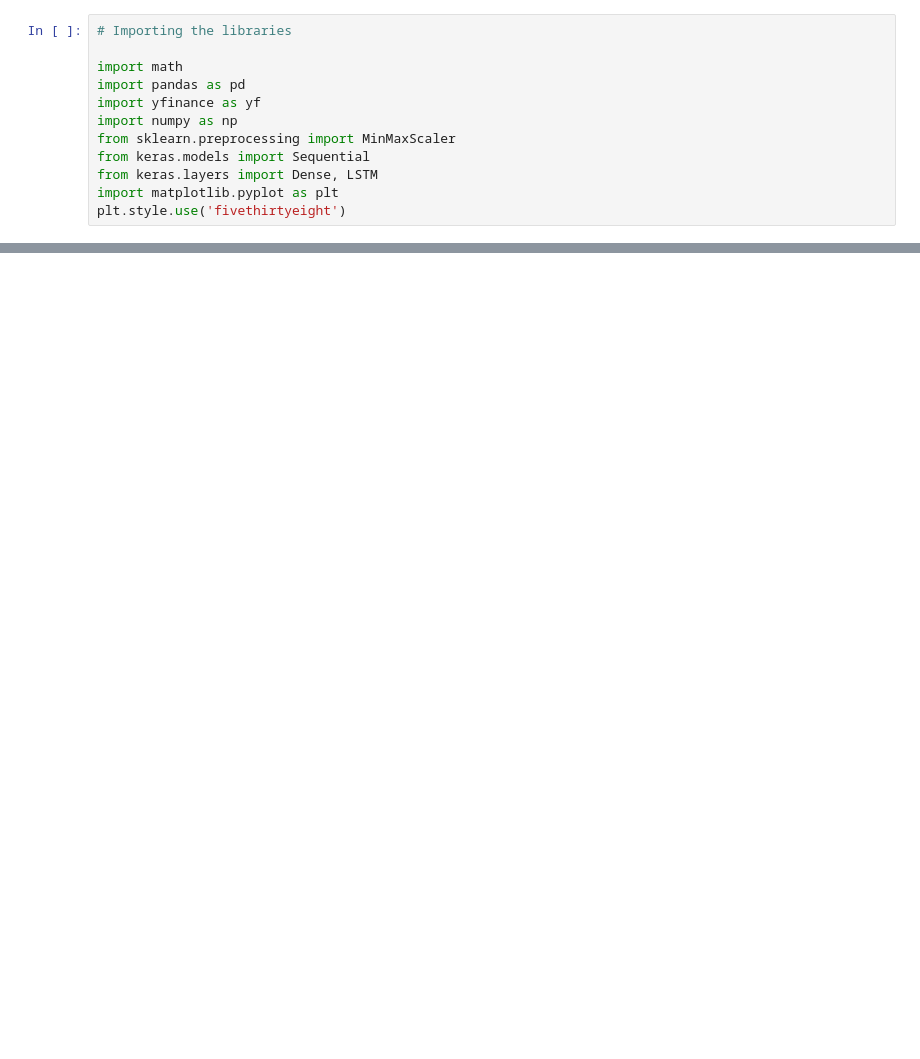
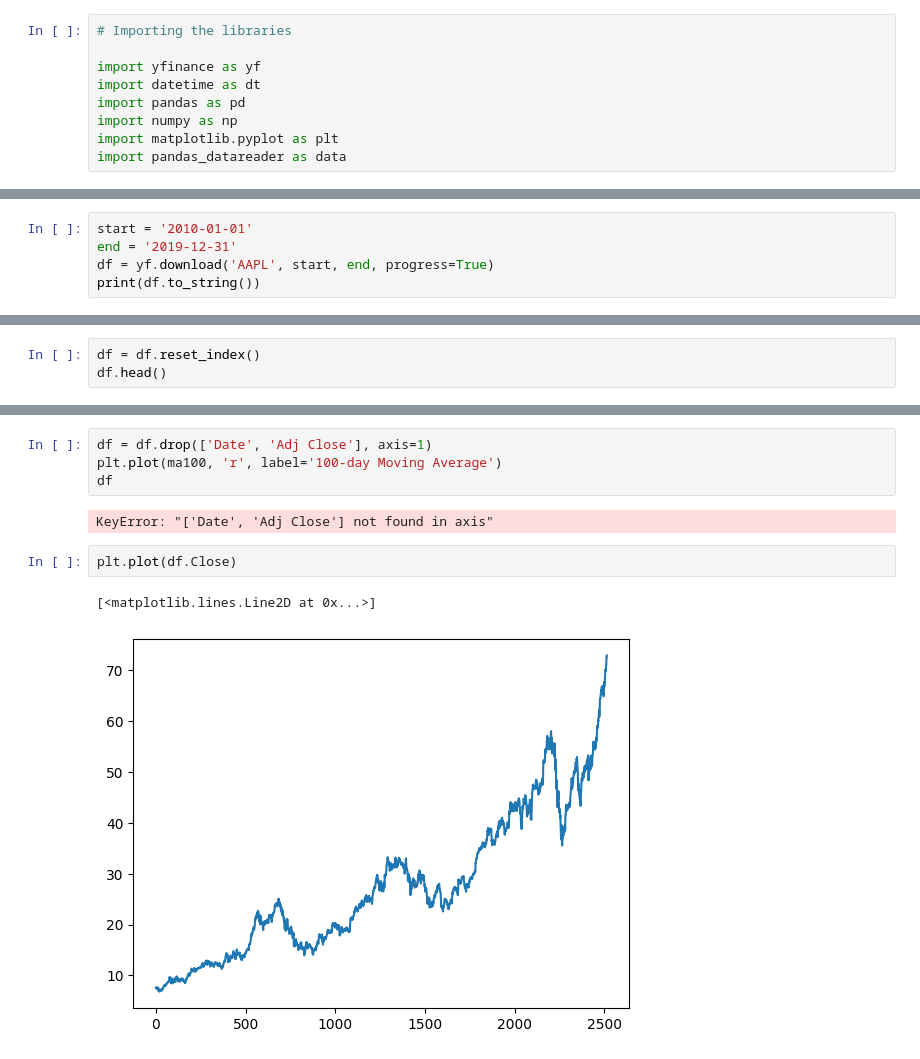
Before and after one commit to UGENDARRAJ/Stock-Prediction-LSTM-, a Jupyter notebook: Stock.ipynb, the cells around one changed output, grey strips where cells are left out. Drawn from its saved outputs; the diff is of its cells as text; blank space fills up the shorter version.

```diff
--- a/Stock.ipynb
+++ b/Stock.ipynb
@@ -1,12 +1,9 @@
 # %%
 # Importing the libraries
 
-import math
+import yfinance as yf
+import datetime as dt
 import pandas as pd
-import yfinance as yf
 import numpy as np
-from sklearn.preprocessing import MinMaxScaler
-from keras.models import Sequential
-from keras.layers import Dense, LSTM
 import matplotlib.pyplot as plt
-plt.style.use('fivethirtyeight')
+import pandas_datareader as data
@@ -58,0 +10,5 @@ Training_data_inc
+# %%
+start = '2010-01-01'
+end = '2019-12-31'
+df = yf.download('AAPL', start, end, progress=True)
+print(df.to_string())
@@ -58,0 +34,3 @@ Training_data_inc
+# %%
+df = df.reset_index()
+df.head()
@@ -58,0 +44,11 @@ Training_data_inc
+# %%
+df = df.drop(['Date', 'Adj Close'], axis=1)
+plt.plot(ma100, 'r', label='100-day Moving Average')
+df
+# %% [output]
+KeyError: "['Date', 'Adj Close'] not found in axis"
+# %%
+plt.plot(df.Close)
+# %% [output]
+[<matplotlib.lines.Line2D at 0x...>]
+[figure, added]
```
Also changed, not shown: parts of 9 cells of this notebook.
